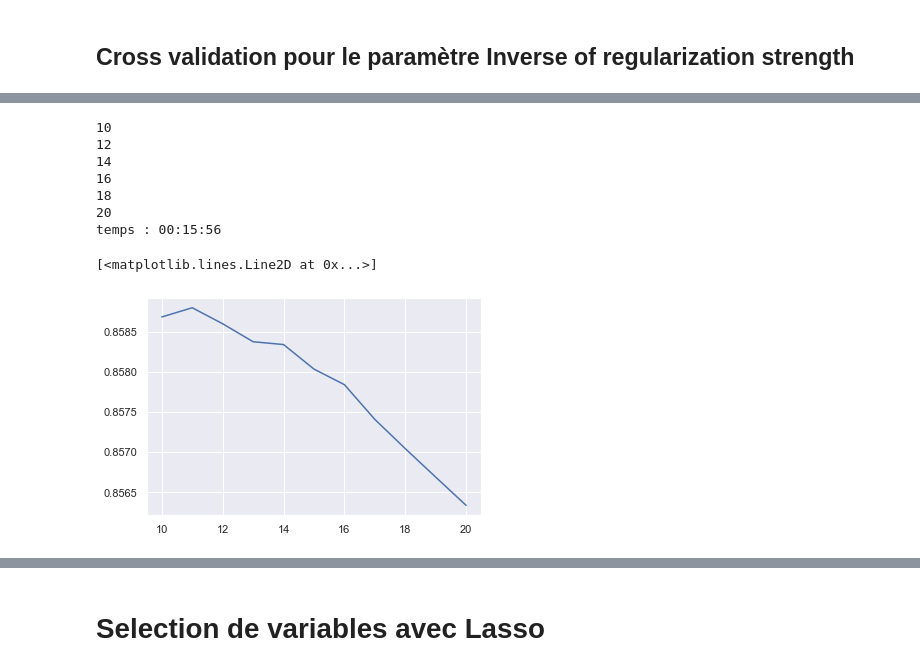
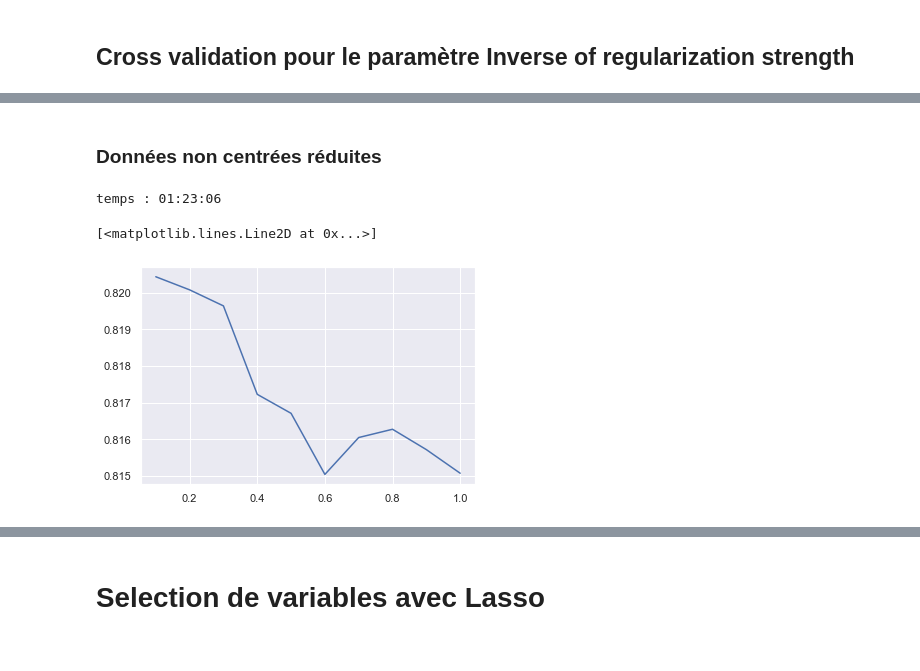
Before and after one commit to DataCampM2DSSAF/suivi-du-data-camp-ghoul_boubekeur_davidas, a Jupyter notebook: projet_data_camp_fraud_anthony.ipynb, the cells around one changed output, grey strips where cells are left out. Saved outputs shown, nothing was run; the diff lists cells and outputs as text; code cells hidden in the pictures.

```diff
--- a/projet_data_camp_fraud_anthony.ipynb
+++ b/projet_data_camp_fraud_anthony.ipynb
@@ -808,23 +652,21 @@ Pour C =  10  ,auc =  0.8586833456031464
+# %% [markdown]
+### Données non centrées réduites
+# %%
+X_sub_train, X_sub_test, y_sub_train, y_sub_test = train_test_split(X_sub, Y_sub, test_size=0.33, random_state=42)
 # %%
 pred = []
 tstart = time.time()
-for i in range(10,21):
+t = np.arange(0.1,1.1,0.1)
+for i in t:
     if(i%2==0): print(i)
-    log = LogisticRegression(solver ='liblinear', penalty = 'l1', C=1/i, random_state=0).fit(X_sub_train, y_sub_train)
+    log = LogisticRegression(solver ='liblinear', penalty = 'l1', C=i, random_state=0).fit(X_sub_train, y_sub_train)
     pred_train = log.predict_proba(X_sub_test)
     pred.append(roc_auc_score(y_sub_test, pred_train[:, 1]))
 tend = time.time()
 temps(tend-tstart)
+
+plt.plot(t,pred)
 # %% [output]
-10
-12
-14
-16
-18
-20
-temps : 00:15:56
+temps : 01:23:06
+[<matplotlib.lines.Line2D at 0x...>]
+[figure, added]
-# %%
-plt.plot(range(10,21),pred)
-# %% [output]
-[<matplotlib.lines.Line2D at 0x...>]
-[figure, removed]
```
Also changed, not shown: parts of 83 cells of this notebook.
